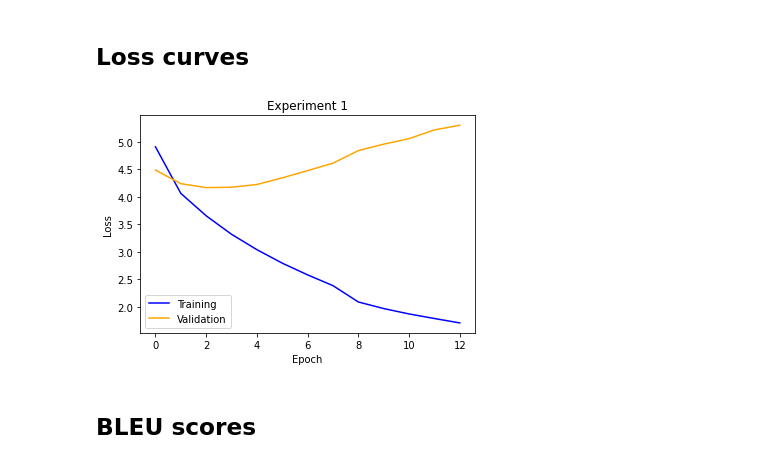
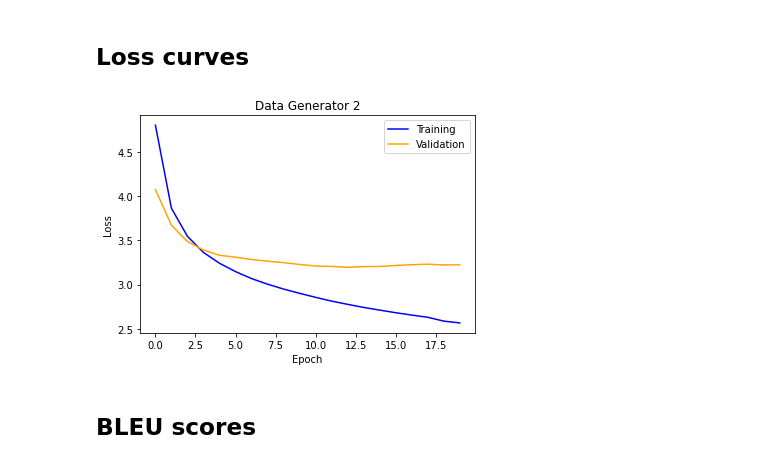
Before and after one commit to CocoTheAussieCat/dl_at3, a Jupyter notebook: Group_model.ipynb, the cells around one changed output. Saved outputs shown, nothing was run; the diff lists cells and outputs as text; code cells hidden in the pictures.

Commit message:
Image Data Generator Created

```diff
--- a/Group_model.ipynb
+++ b/Group_model.ipynb
@@ -831,3 +771,7 @@ epochs = 20
+# %%
+train_generator = data_generator(train_captions, train_features, word_to_index, max_length_caption, number_pics_per_batch)
+# %%
+val_generator = data_generator(val_captions, val_features, word_to_index, max_length_caption, number_pics_per_batch)
 # %% [markdown]
 ## Set callbacks
 Make sure you set `check_path` correctly!
@@ -838,7 +782,7 @@ Make sure you set `check_path` correctly!
 # eg: check_path = 'checkpoints/rebecca/exp_2'
 ###########################################################################
 
-check_path = 'checkpoints/donald/exp_1' # CHANGE THIS
+check_path = 'checkpoints/donald/image_datagen2' # CHANGE THIS
 !mkdir -p $check_path
 
 check_dir = check_path+'/model-ep{epoch:03d}-loss{loss:.3f}-val_loss{val_loss:.3f}.h5'
@@ -853,9 +797,17 @@ reduce_lr = ReduceLROnPlateau(monitor='val_loss', factor=0.5, patience=5, min_lr
 ### RUN THIS CELL ###
 # Fit model
 tic = time.perf_counter()
-history = model.fit([X1train, X2train], ytrain, epochs=epochs, verbose=2,
-                    validation_data=([X1val, X2val], yval),
-                    callbacks = [checkpoint, early_stopping, reduce_lr])
+
+
+history = model.fit_generator(
+    train_generator,
+    steps_per_epoch=len(train_img_name) // number_pics_per_batch,
+    epochs=20,
+    validation_data=val_generator,
+    validation_steps=len(val_img_name) // number_pics_per_batch ,
+    callbacks = [checkpoint, early_stopping, reduce_lr])
+
+
 toc = time.perf_counter()
 run_time = (toc-tic)/60
 print(f'Model ran in: {run_time:0.2f} minutes')
@@ -917,12 +869,12 @@ def modelPlot(history_name, plt_title):
     plt.close()
 # %%
 # Change title
-title = 'Experiment 1' # CHANGE THIS
+title = 'Data Generator 2' # CHANGE THIS
 
 # Plot will save to check_path as loss.png
 modelPlot(history, title)
 # %% [output]
-[figure, old version]
+[figure, new version]
 # %% [markdown]
 ## BLEU scores
 # %%
```
Also changed, not shown: parts of 33 cells of this notebook.
